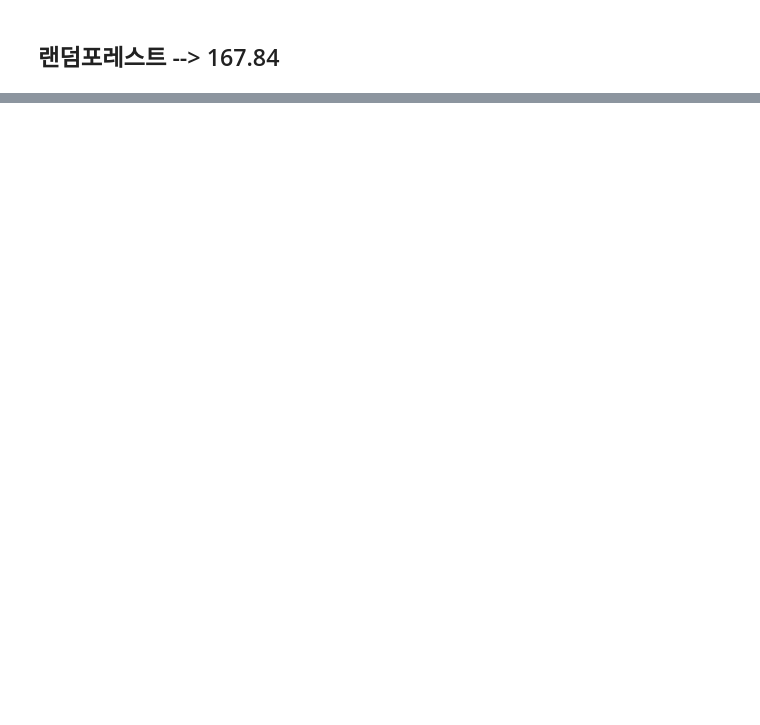
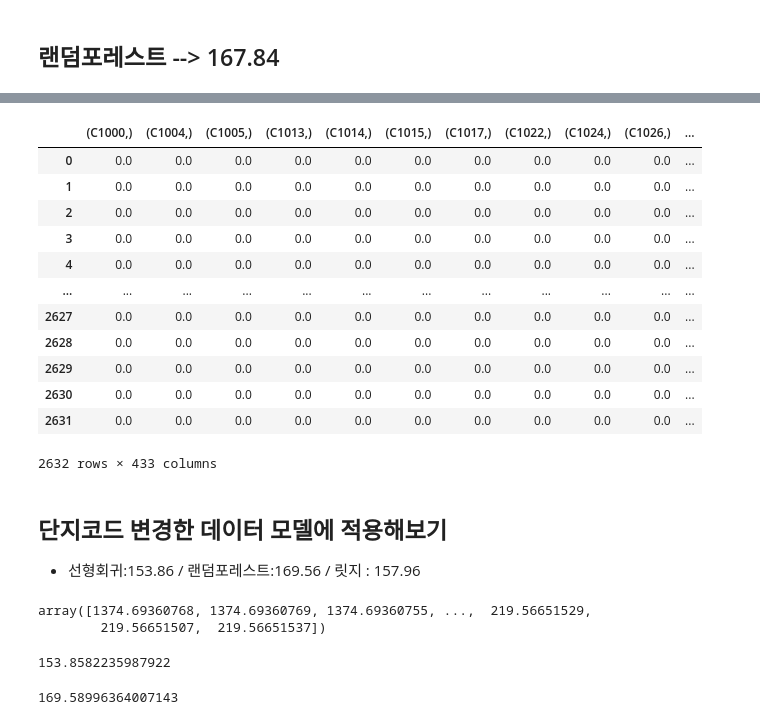
Before and after one commit to kkkkyoung/parking_project, a Jupyter notebook: 주차수요 예측.ipynb, the cells around one changed output, grey strips where cells are left out. Saved outputs shown, nothing was run; the diff lists cells and outputs as text; code cells hidden in the pictures; blank space fills up the shorter version.

```diff
--- a/주차수요 예측.ipynb
+++ b/주차수요 예측.ipynb
@@ -867,0 +912,8 @@ np.mean(-scores)
+# %%
+bag = BaggingClassifier(lin_reg)
+
+bag_params = {'n_estimators':[300,500,700,1000],'max_samples':[100,200,300]}
+
+gridsearch_bag = GridSearchCV(bag,bag_params,scoring='neg_mean_absolute_error'
+                                 ,cv= 5,n_jobs=-1)
+gridsearch_bag.fit(x_train2,y_train)
@@ -891,0 +1084,19 @@ x_train.shape
+# %%
+x_train_pcode
+# %% [output]
+|  | (C1000,) | (C1004,) | (C1005,) | (C1013,) | (C1014,) | (C1015,) | (C1017,) | (C1022,) | (C1024,) | (C1026,) | ... |
+| 0 | 0.0 | 0.0 | 0.0 | 0.0 | 0.0 | 0.0 | 0.0 | 0.0 | 0.0 | 0.0 | ... |
+| 1 | 0.0 | 0.0 | 0.0 | 0.0 | 0.0 | 0.0 | 0.0 | 0.0 | 0.0 | 0.0 | ... |
+| 2 | 0.0 | 0.0 | 0.0 | 0.0 | 0.0 | 0.0 | 0.0 | 0.0 | 0.0 | 0.0 | ... |
+| 3 | 0.0 | 0.0 | 0.0 | 0.0 | 0.0 | 0.0 | 0.0 | 0.0 | 0.0 | 0.0 | ... |
+| 4 | 0.0 | 0.0 | 0.0 | 0.0 | 0.0 | 0.0 | 0.0 | 0.0 | 0.0 | 0.0 | ... |
+| ... | ... | ... | ... | ... | ... | ... | ... | ... | ... | ... | ... |
+| 2627 | 0.0 | 0.0 | 0.0 | 0.0 | 0.0 | 0.0 | 0.0 | 0.0 | 0.0 | 0.0 | ... |
+| 2628 | 0.0 | 0.0 | 0.0 | 0.0 | 0.0 | 0.0 | 0.0 | 0.0 | 0.0 | 0.0 | ... |
+| 2629 | 0.0 | 0.0 | 0.0 | 0.0 | 0.0 | 0.0 | 0.0 | 0.0 | 0.0 | 0.0 | ... |
+| 2630 | 0.0 | 0.0 | 0.0 | 0.0 | 0.0 | 0.0 | 0.0 | 0.0 | 0.0 | 0.0 | ... |
+| 2631 | 0.0 | 0.0 | 0.0 | 0.0 | 0.0 | 0.0 | 0.0 | 0.0 | 0.0 | 0.0 | ... |
+2632 rows × 433 columns
+# %% [markdown]
+## 단지코드 변경한 데이터 모델에 적용해보기
+- 선형회귀:153.86 / 랜덤포레스트:169.56 / 릿지 : 157.96
@@ -891,0 +1105,22 @@ x_train.shape
+# %%
+# 단지코드를 추가한 후 LinearRegression에 적용했을 때 나오는 답
+from sklearn.model_selection import cross_val_predict
+cross_val_predict(lin_reg,  x_train_pcode,y_train,cv=5)
+
+# 단지코드가 같을 때 같은 값을 출력하는 모습을 확인 -> 단지코드를 사용해서 모델을 학습시켜야 한다는 결과 도출
+# %% [output]
+array([1374.69360768, 1374.69360769, 1374.69360755, ...,  219.56651529,
+        219.56651507,  219.56651537])
+# %%
+#선형회귀
+lin_reg = LinearRegression()
+score = cross_val_score(lin_reg,x_train_pcode,y_train,cv=5,scoring='neg_mean_absolute_error')
+np.mean(-score)
+# %% [output]
+153.8582235987922
+# %%
+# 랜덤포레스트의 best_model
+score = cross_val_score(best_forest,x_train_pcode,y_train,cv=5,scoring='neg_mean_absolute_error')
+np.mean(-score)
+# %% [output]
+169.58996364007143
```
Also changed, not shown: parts of 35 cells of this notebook.
